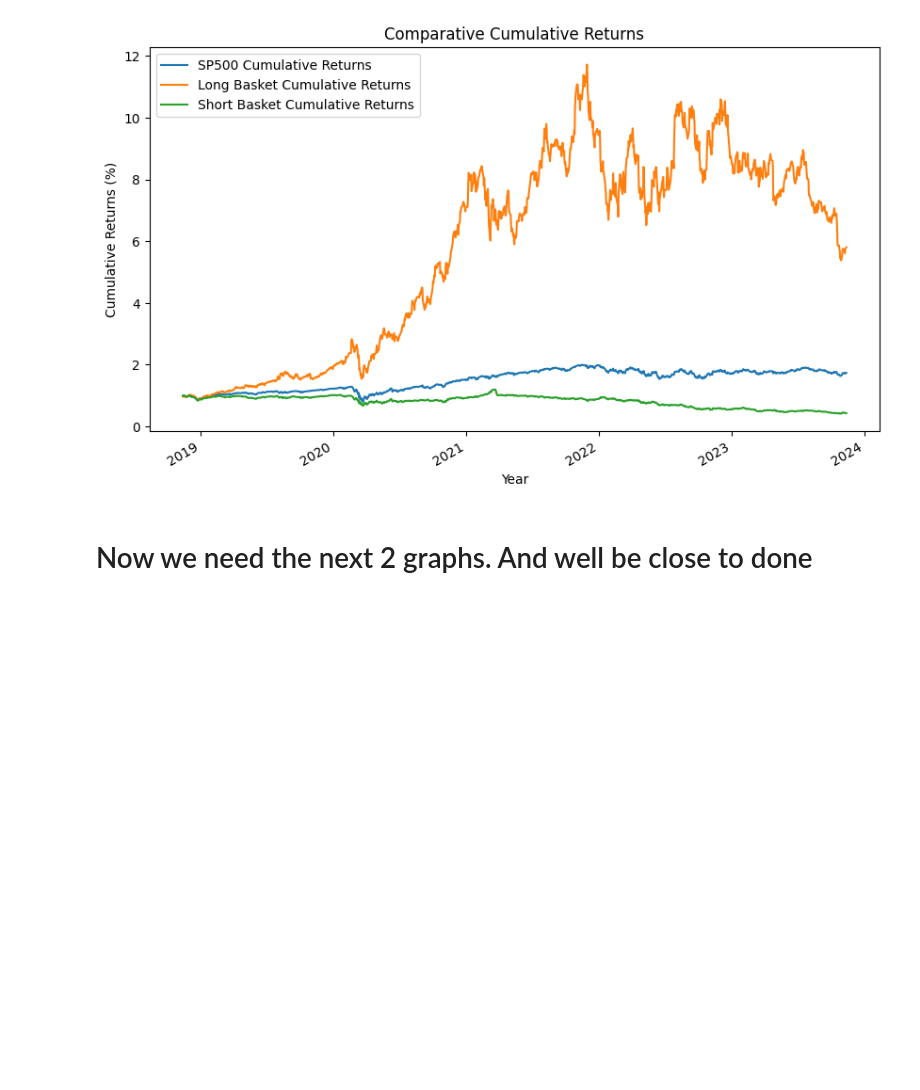
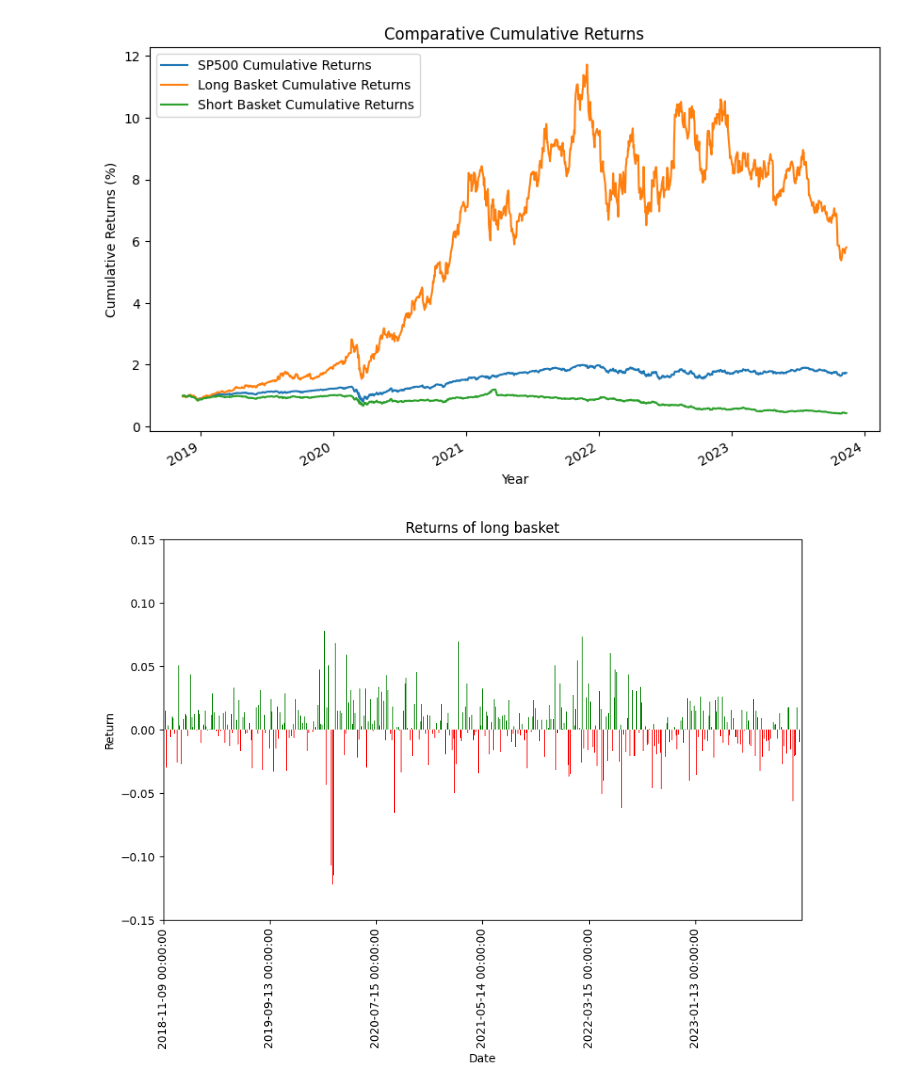
Before and after one commit to CCNY-Analytics-and-Quant/Quantative-Finance-Repo, a Jupyter notebook: Final-Project/workbooks/JB_draft/final_project.ipynb, the cells around one changed output. Saved outputs shown, nothing was run; the diff lists cells and outputs as text; code cells hidden in the pictures; blank space fills up the shorter version.

Commit message:
Graphing returns for basket and sp500

```diff
--- a/Final-Project/workbooks/JB_draft/final_project.ipynb
+++ b/Final-Project/workbooks/JB_draft/final_project.ipynb
@@ -170,5 +156,16 @@ plt.ylabel('Cumulative Returns (%)')
 plt.show()
 # %% [output]
 [figure]
-# %% [markdown]
-# Now we need the next 2 graphs. And well be close to done
+# %%
+graphing = pd.DataFrame(long_returns.mean(axis=1))
+graphing.columns = ['Returns']
+
+colors = ['r' if m < 0 else 'g' for m in graphing.Returns]
+graphing.plot.bar(figsize=(10,6), y='Returns',color=colors, legend=False)
+plt.locator_params(axis='x', nbins=6)
+plt.ylim(-.15,.15)
+plt.ylabel('Return')
+plt.title('Returns of long basket')
+plt.show()
+# %% [output]
+[figure, added]
```
Also changed, not shown: parts of 4 cells of this notebook.
